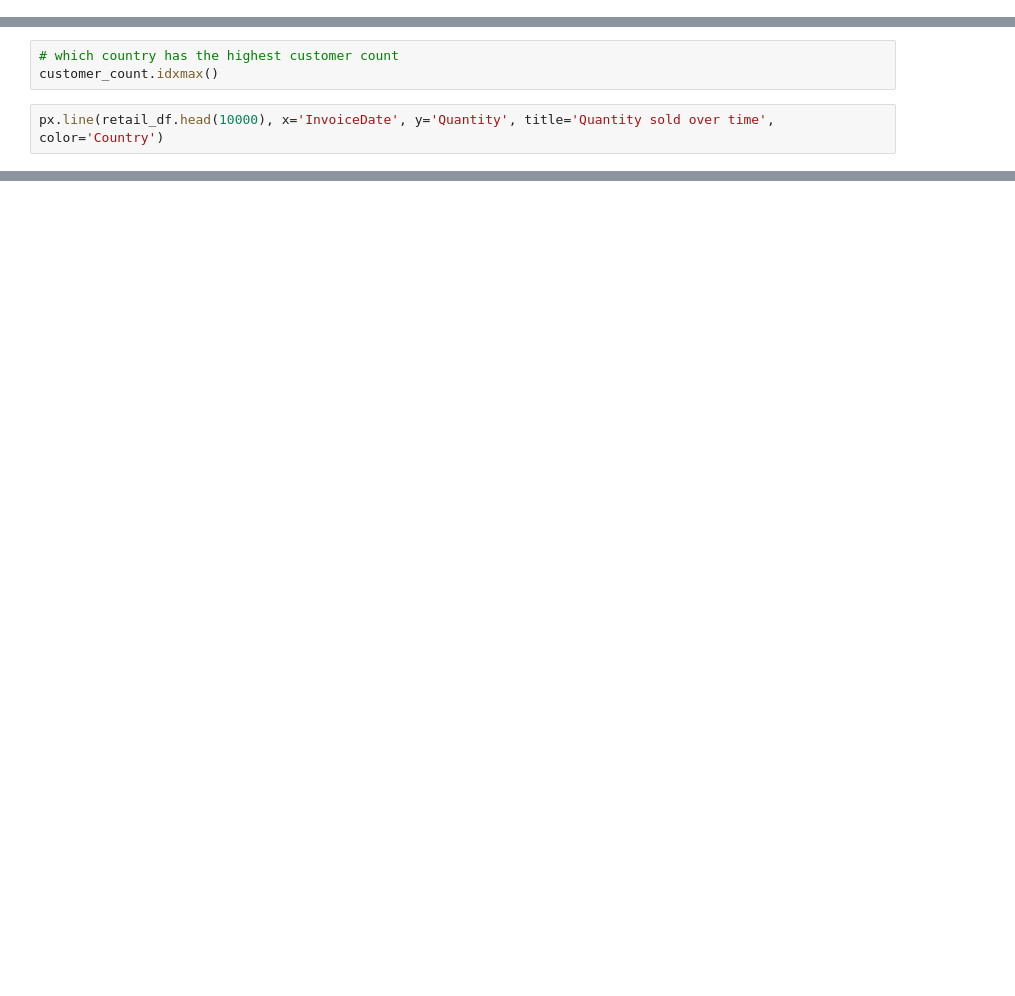
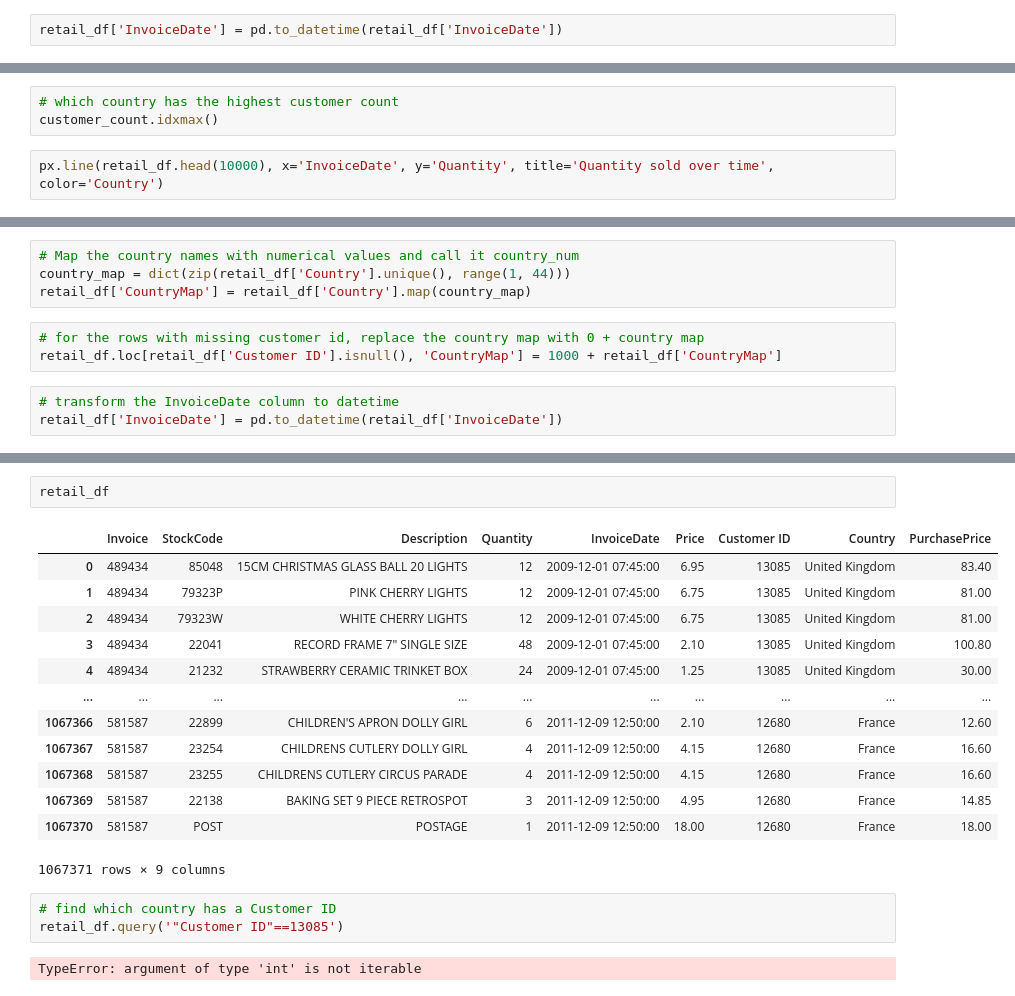
Before and after one commit to Storreslara/DS4A_2023_DataScience_Challenges, a Jupyter notebook: Retail.ipynb, the cells around one changed output, grey strips where cells are left out. Cells and saved outputs as stored; diff of their text form; blank space fills up the shorter version.

```diff
--- a/Retail.ipynb
+++ b/Retail.ipynb
@@ -13,2 +61,4 @@ retail_df = pd.concat([sheet1_df, sheet2_df], ignore_index=True)
+# %%
+retail_df['InvoiceDate'] = pd.to_datetime(retail_df['InvoiceDate'])
 # %%
 retail_df.head(20)
@@ -55,0 +299,10 @@ px.line(retail_df.head(10000), x='InvoiceDate', y='Quantity', title='Quantity so
+# %%
+# Map the country names with numerical values and call it country_num
+country_map = dict(zip(retail_df['Country'].unique(), range(1, 44)))
+retail_df['CountryMap'] = retail_df['Country'].map(country_map)
+# %%
+# for the rows with missing customer id, replace the country map with 0 + country map
+retail_df.loc[retail_df['Customer ID'].isnull(), 'CountryMap'] = 1000 + retail_df['CountryMap']
+# %%
+# transform the InvoiceDate column to datetime
+retail_df['InvoiceDate'] = pd.to_datetime(retail_df['InvoiceDate'])
@@ -55,0 +576,21 @@ px.line(retail_df.head(10000), x='InvoiceDate', y='Quantity', title='Quantity so
+# %%
+retail_df
+# %% [output]
+|  | Invoice | StockCode | Description | Quantity | InvoiceDate | Price | Customer ID | Country | PurchasePrice |
+| 0 | 489434 | 85048 | 15CM CHRISTMAS GLASS BALL 20 LIGHTS | 12 | 2009-12-01 07:45:00 | 6.95 | 13085 | United Kingdom | 83.40 |
+| 1 | 489434 | 79323P | PINK CHERRY LIGHTS | 12 | 2009-12-01 07:45:00 | 6.75 | 13085 | United Kingdom | 81.00 |
+| 2 | 489434 | 79323W | WHITE CHERRY LIGHTS | 12 | 2009-12-01 07:45:00 | 6.75 | 13085 | United Kingdom | 81.00 |
+| 3 | 489434 | 22041 | RECORD FRAME 7" SINGLE SIZE | 48 | 2009-12-01 07:45:00 | 2.10 | 13085 | United Kingdom | 100.80 |
+| 4 | 489434 | 21232 | STRAWBERRY CERAMIC TRINKET BOX | 24 | 2009-12-01 07:45:00 | 1.25 | 13085 | United Kingdom | 30.00 |
+| ... | ... | ... | ... | ... | ... | ... | ... | ... | ... |
+| 1067366 | 581587 | 22899 | CHILDREN'S APRON DOLLY GIRL | 6 | 2011-12-09 12:50:00 | 2.10 | 12680 | France | 12.60 |
+| 1067367 | 581587 | 23254 | CHILDRENS CUTLERY DOLLY GIRL | 4 | 2011-12-09 12:50:00 | 4.15 | 12680 | France | 16.60 |
+| 1067368 | 581587 | 23255 | CHILDRENS CUTLERY CIRCUS PARADE | 4 | 2011-12-09 12:50:00 | 4.15 | 12680 | France | 16.60 |
+| 1067369 | 581587 | 22138 | BAKING SET 9 PIECE RETROSPOT | 3 | 2011-12-09 12:50:00 | 4.95 | 12680 | France | 14.85 |
+| 1067370 | 581587 | POST | POSTAGE | 1 | 2011-12-09 12:50:00 | 18.00 | 12680 | France | 18.00 |
+1067371 rows × 9 columns
+# %%
+# find which country has a Customer ID
+retail_df.query('"Customer ID"==13085')
+# %% [output]
+TypeError: argument of type 'int' is not iterable
```
Also changed, not shown: parts of 76 cells of this notebook.
